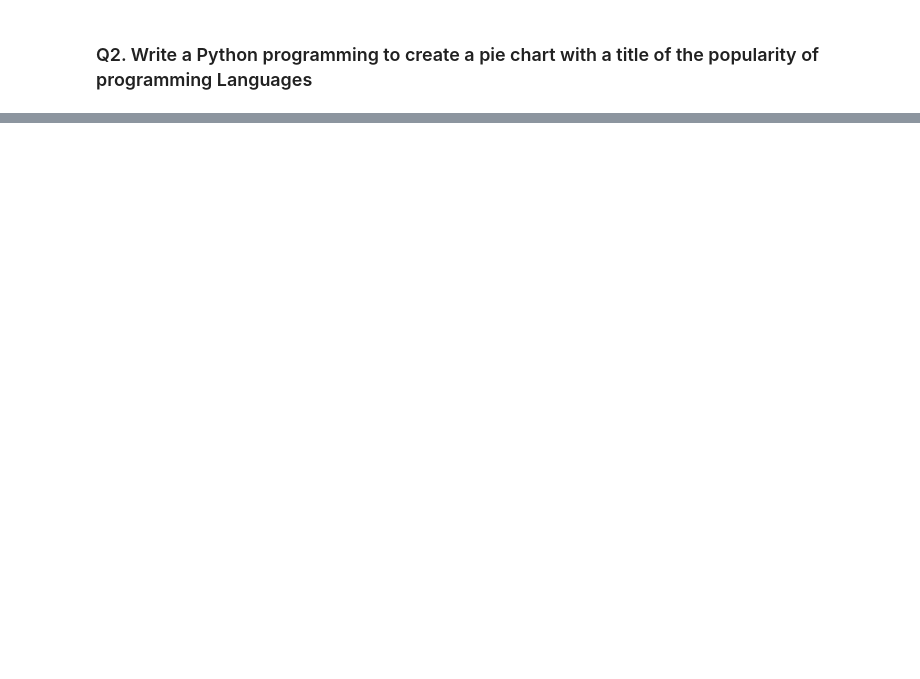
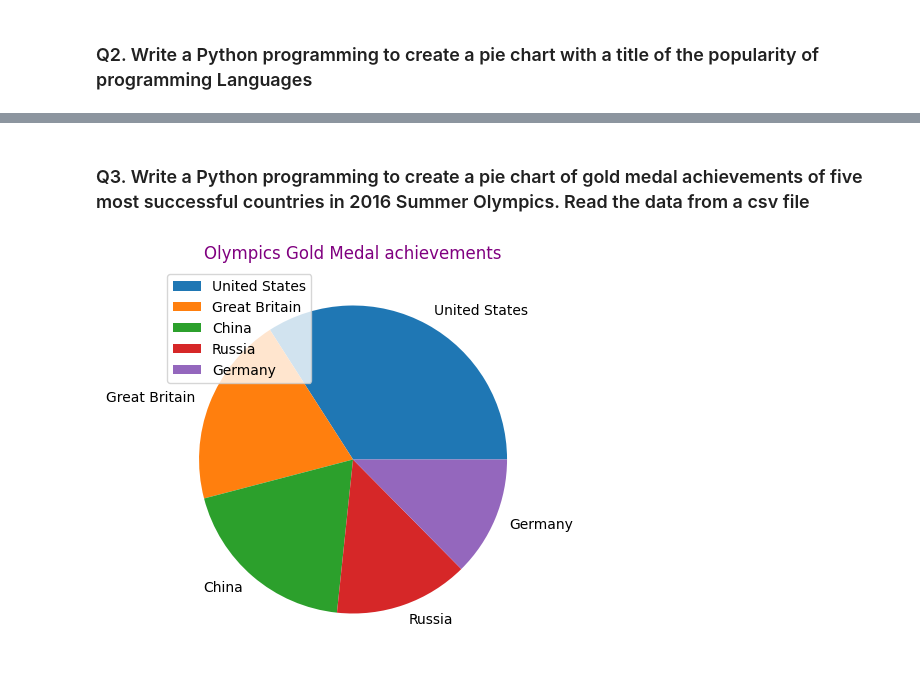
Before and after one commit to Ankitha8105/Python_Libraries, a Jupyter notebook: Matplotlib/piechart.ipynb, the cells around one changed output, grey strips where cells are left out. Drawn from its saved outputs; the diff is of its cells as text; code cells hidden in the pictures; blank space fills up the shorter version.

```diff
--- a/Matplotlib/piechart.ipynb
+++ b/Matplotlib/piechart.ipynb
@@ -75,0 +78,31 @@ if __name__ == "__main__":
+# %% [markdown]
+### Q3. Write a Python programming to create a pie chart of gold medal achievements of five most successful countries in 2016 Summer Olympics. Read the data from a csv file
+# %%
+log = logger.logger_init('Q3')
+
+
+def read_from_csv():
+    """
+    Description :
+        This function is used to create a pie chart of gold medal achievements of five most
+        successful countries in 2016 Summer Olympics. Read the data from a csv file
+    Return :
+        It returns piechart
+    """
+    plt.figure(figsize=(8,5))
+    data = pd.read_csv('medal.csv')
+    plt.pie(data.gold_medal,labels=data.country)
+
+    plt.title("Olympics Gold Medal achievements",color='purple')
+    plt.legend(loc='upper left')
+    plt.show()
+
+
+def main():
+    read_from_csv()
+
+
+if __name__ == "__main__":
+    main()
+# %% [output]
+[figure, added]
```
Also changed, not shown: parts of 2 cells of this notebook.
